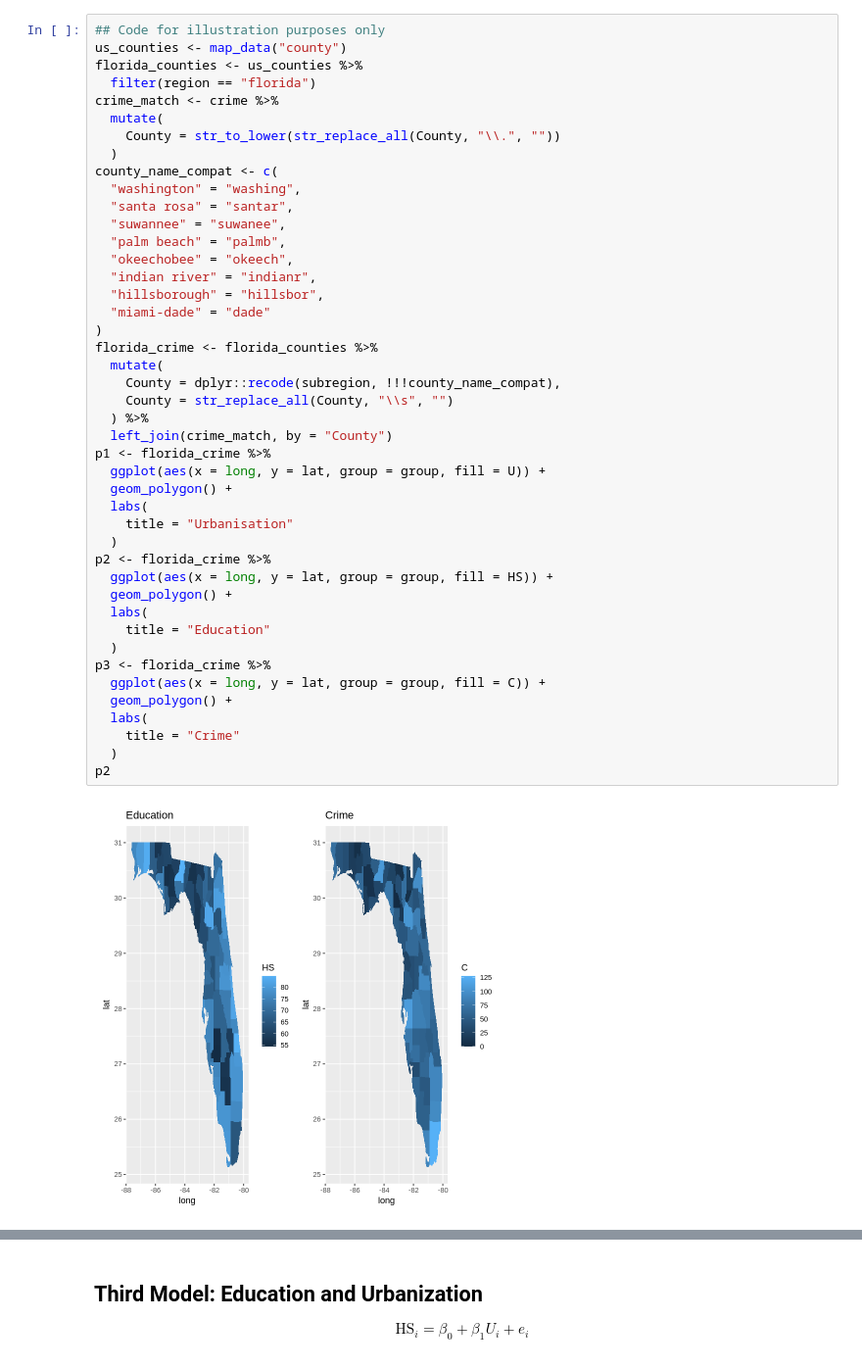
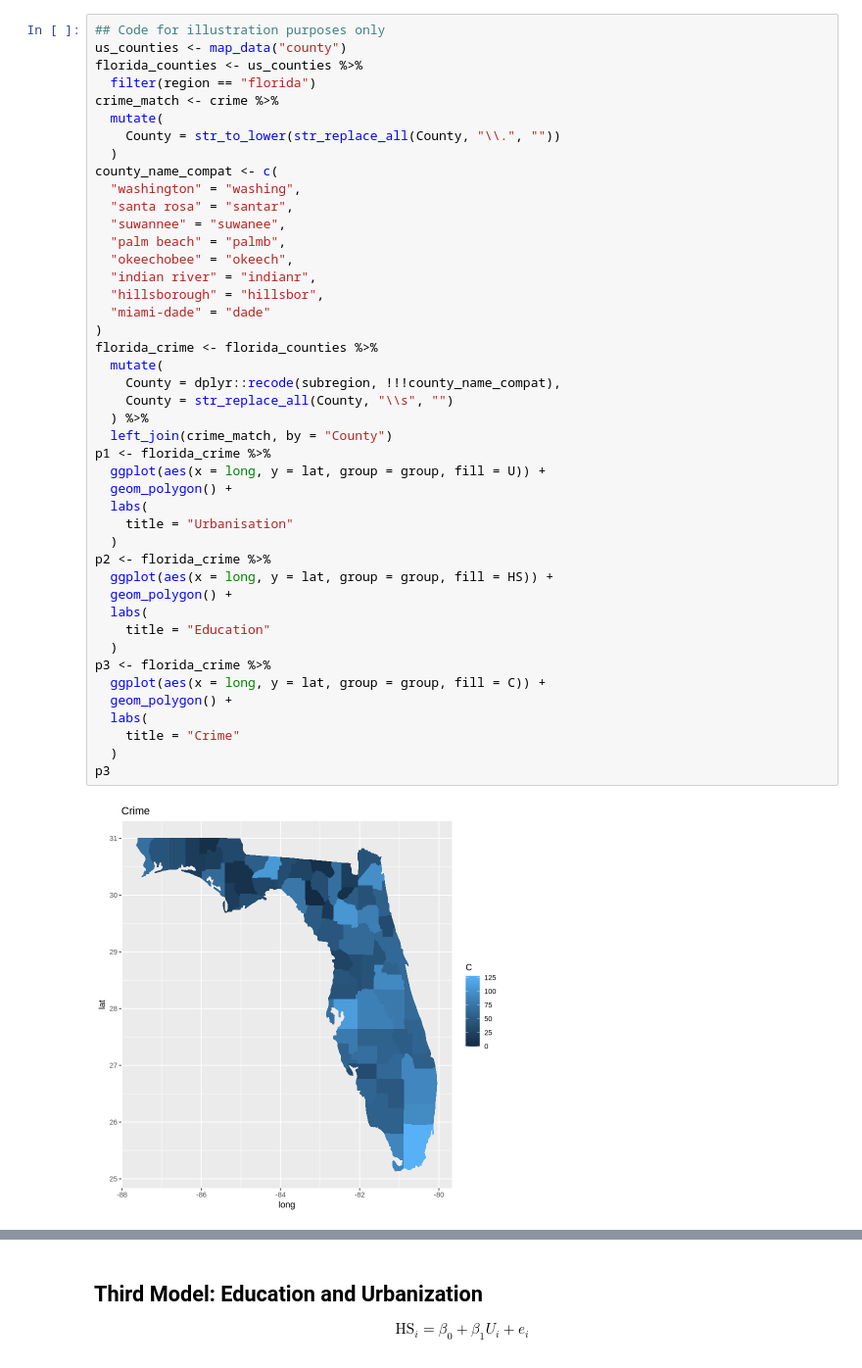
Before and after one commit to febse/econ2026, a Jupyter notebook: 08-Multiple-Regression-Class.ipynb, the cells around one changed output, grey strips where cells are left out. Shown at 98% size. Cells and saved outputs as stored; diff of their text form.

```diff
--- a/08-Multiple-Regression-Class.ipynb
+++ b/08-Multiple-Regression-Class.ipynb
@@ -59,35 +68,35 @@ county_name_compat <- c(
   "okeechobee" = "okeech",
   "indian river" = "indianr",
   "hillsborough" = "hillsbor",
   "miami-dade" = "dade"
 )
 florida_crime <- florida_counties %>%
   mutate(
     County = dplyr::recode(subregion, !!!county_name_compat),
     County = str_replace_all(County, "\\s", "")
   ) %>%
   left_join(crime_match, by = "County")
 p1 <- florida_crime %>%
   ggplot(aes(x = long, y = lat, group = group, fill = U)) +
   geom_polygon() +
   labs(
     title = "Urbanisation"
   )
 p2 <- florida_crime %>%
   ggplot(aes(x = long, y = lat, group = group, fill = HS)) +
   geom_polygon() +
   labs(
     title = "Education"
   )
 p3 <- florida_crime %>%
   ggplot(aes(x = long, y = lat, group = group, fill = C)) +
   geom_polygon() +
   labs(
     title = "Crime"
   )
-p2
+p3
 # %% [output]
-[figure, old version]
+[figure, new version]
 # %% [markdown]
 
 Variables description:
```
Also changed, not shown: parts of 10 cells of this notebook.
